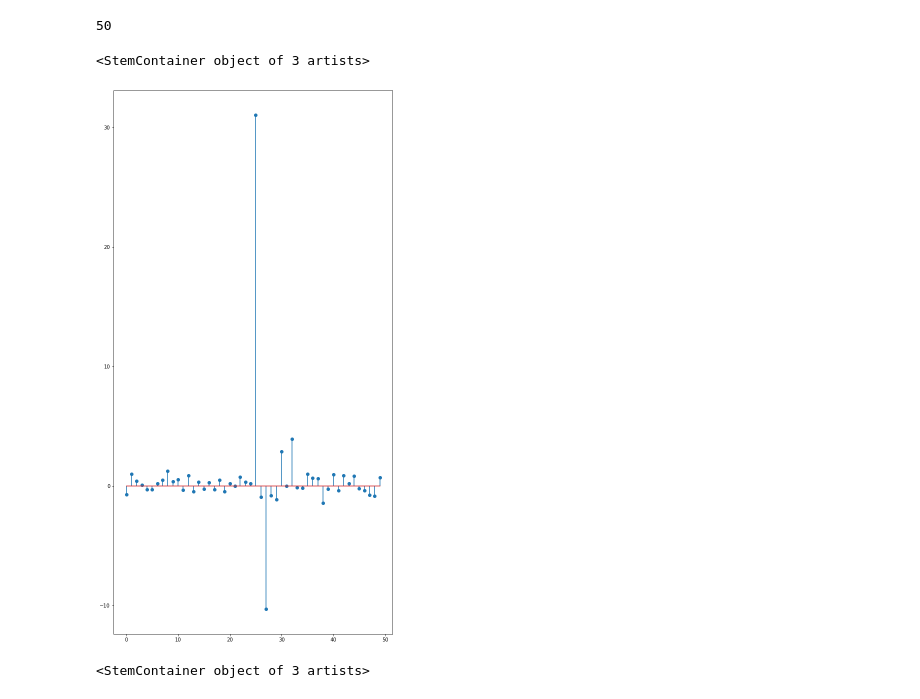
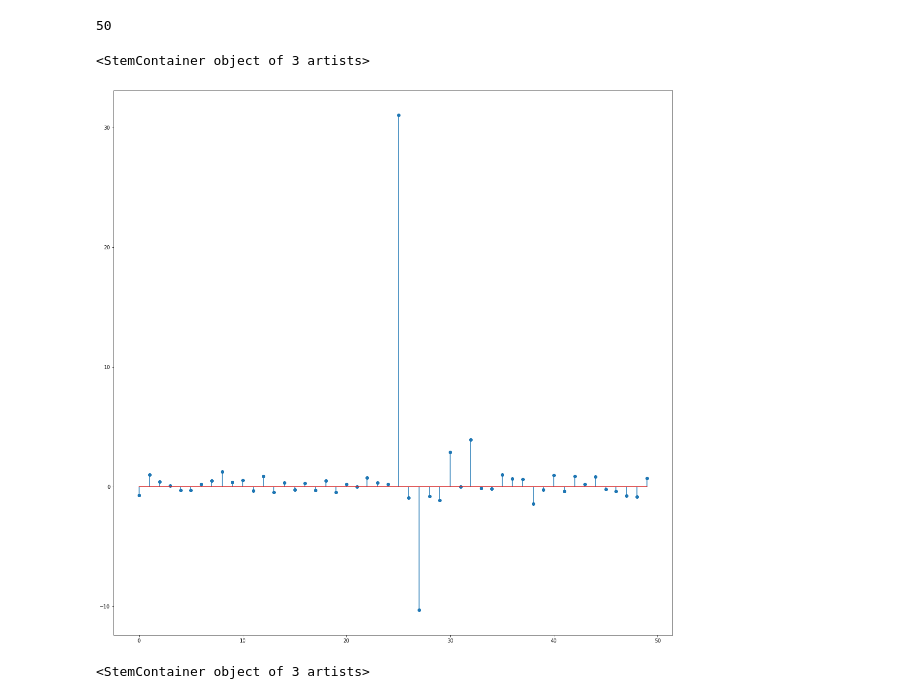
Before and after one commit to AkhilVinayakp/flood_classification, a Jupyter notebook: feature_extraction/fft_ext.ipynb, the cells around one changed output. Drawn from its saved outputs; the diff is of its cells as text; code cells hidden in the pictures.

```diff
--- a/feature_extraction/fft_ext.ipynb
+++ b/feature_extraction/fft_ext.ipynb
@@ -170,11 +169,11 @@ len(sh)
 # %% [output]
 50
 # %%
-plt.figure(figsize=(10,20))
+plt.figure(figsize=(20,20))
 plt.stem(sh,use_line_collection=True)
 # %% [output]
 <StemContainer object of 3 artists>
-[figure, old version]
+[figure, new version]
 # %%
 fig, axs = plt.subplots(2,figsize=(20,30))
 fig.suptitle('Vertically stacked subplots')
```
Also changed, not shown: parts of 40 cells of this notebook, 3 other files.
